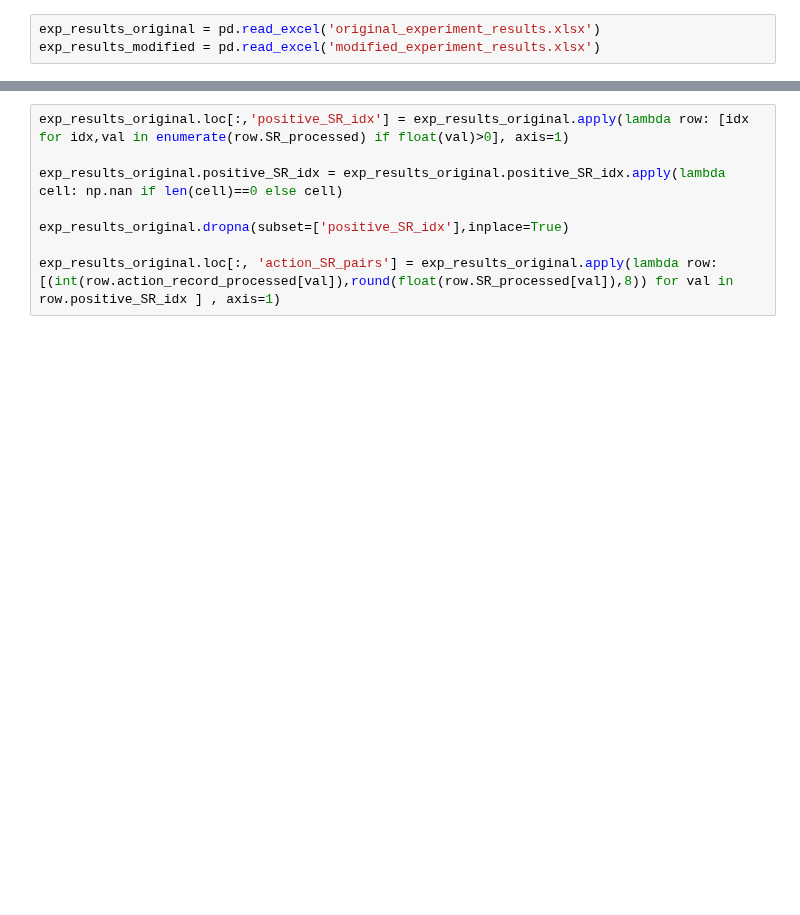
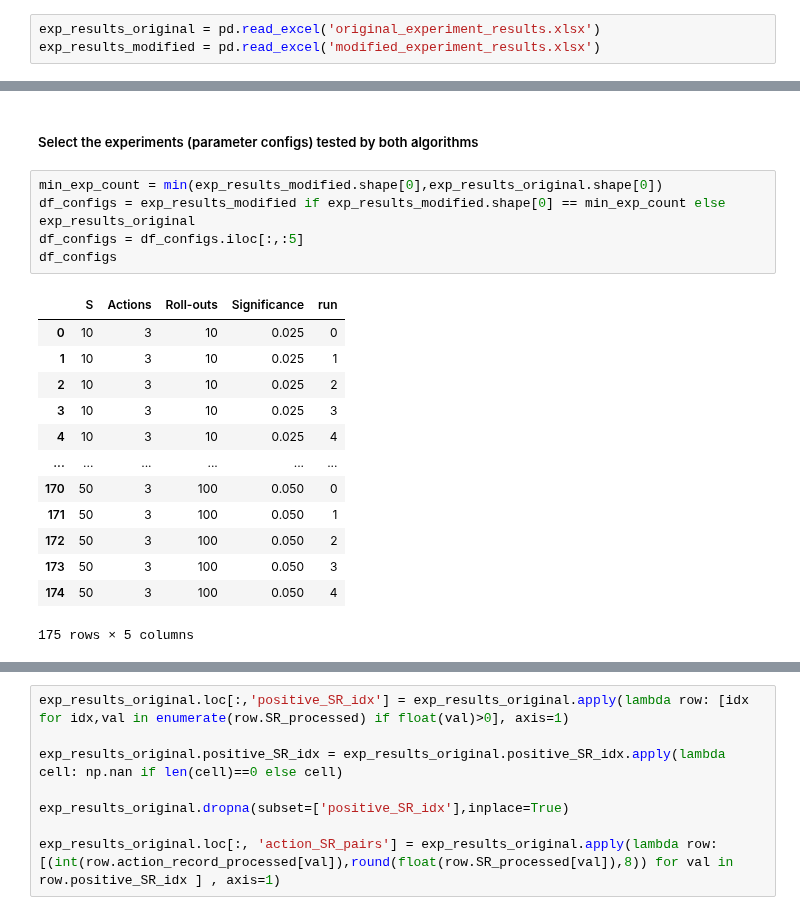
Before and after one commit to PandulaP/RL_Research, a Jupyter notebook: Pb_policy_iteration/cart_pole_modified_env/latest_experiment/final_eval_plots.ipynb, the cells around one changed output, grey strips where cells are left out. Drawn from its saved outputs; the diff is of its cells as text; blank space fills up the shorter version.

```diff
--- a/Pb_policy_iteration/cart_pole_modified_env/latest_experiment/final_eval_plots.ipynb
+++ b/Pb_policy_iteration/cart_pole_modified_env/latest_experiment/final_eval_plots.ipynb
@@ -76,3 +72,24 @@ exp_results_modified.head()
 | 2 | 10 | 3 | 10 | 0.025 | 2 | [4448, 12163, 19085, 25832, 33382... | [0.0, 0.0, 0.0, 0.0, 0.0, 0.0, 0.... | [0.0, 0.0, 0.0, 0.0, 0.0, 0.0, 0.... | ... |
 | 3 | 10 | 3 | 10 | 0.025 | 3 | [4491, 12536, 20797] | [0.0, 0.0, 0.4] | [0.0, 0.0, 0.4] | ... |
 | 4 | 10 | 3 | 10 | 0.025 | 4 | [4393, 13138, 21495, 28563, 36626... | [0.0, 0.0, 0.0, 0.0, 0.0, 0.0, 0.... | [0.0, 0.0, 0.0, 0.0, 0.0, 0.0, 0.... | ... |
+# %% [markdown]
+##### Select the experiments (parameter configs) tested by both algorithms
+# %%
+min_exp_count = min(exp_results_modified.shape[0],exp_results_original.shape[0])
+df_configs = exp_results_modified if exp_results_modified.shape[0] == min_exp_count else exp_results_original
+df_configs = df_configs.iloc[:,:5]
+df_configs
+# %% [output]
+|  | S | Actions | Roll-outs | Significance | run |
+| 0 | 10 | 3 | 10 | 0.025 | 0 |
+| 1 | 10 | 3 | 10 | 0.025 | 1 |
+| 2 | 10 | 3 | 10 | 0.025 | 2 |
+| 3 | 10 | 3 | 10 | 0.025 | 3 |
+| 4 | 10 | 3 | 10 | 0.025 | 4 |
+| ... | ... | ... | ... | ... | ... |
+| 170 | 50 | 3 | 100 | 0.050 | 0 |
+| 171 | 50 | 3 | 100 | 0.050 | 1 |
+| 172 | 50 | 3 | 100 | 0.050 | 2 |
+| 173 | 50 | 3 | 100 | 0.050 | 3 |
+| 174 | 50 | 3 | 100 | 0.050 | 4 |
+175 rows × 5 columns
```
Also changed, not shown: parts of 8 cells of this notebook.
